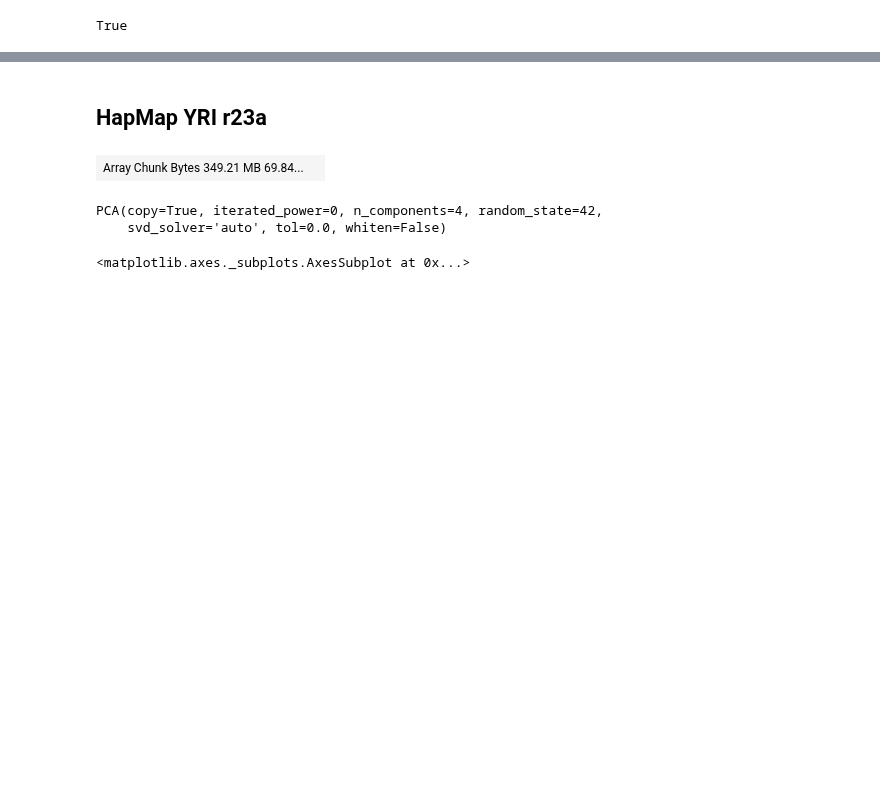
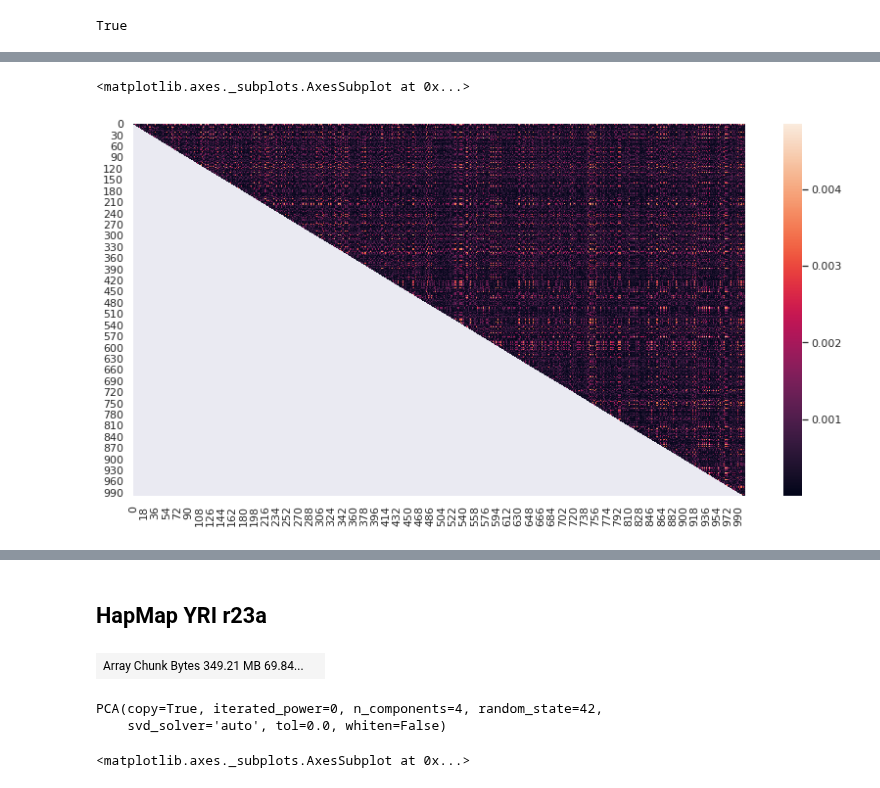
Before and after one commit to related-sciences/gwas-analysis, a Jupyter notebook: notebooks/platform/xarray/pc_relate/pc_relate.ipynb, the cells around one changed output, grey strips where cells are left out. Drawn from its saved outputs; the diff is of its cells as text; code cells hidden in the pictures; blank space fills up the shorter version.

```diff
--- a/notebooks/platform/xarray/pc_relate/pc_relate.ipynb
+++ b/notebooks/platform/xarray/pc_relate/pc_relate.ipynb
@@ -220,0 +293,8 @@ True
+# %%
+abs_diff_full = np.abs(phi_air_diag_0 - genesis_kinship_full)
+mask = np.zeros_like(abs_diff_full)
+mask[np.tril_indices_from(mask)] = True
+sns.heatmap(abs_diff_full, mask=mask)
+# %% [output]
+<matplotlib.axes._subplots.AxesSubplot at 0x...>
+[figure, added]
```
Also changed, not shown: parts of 29 cells of this notebook, 4 other files.
